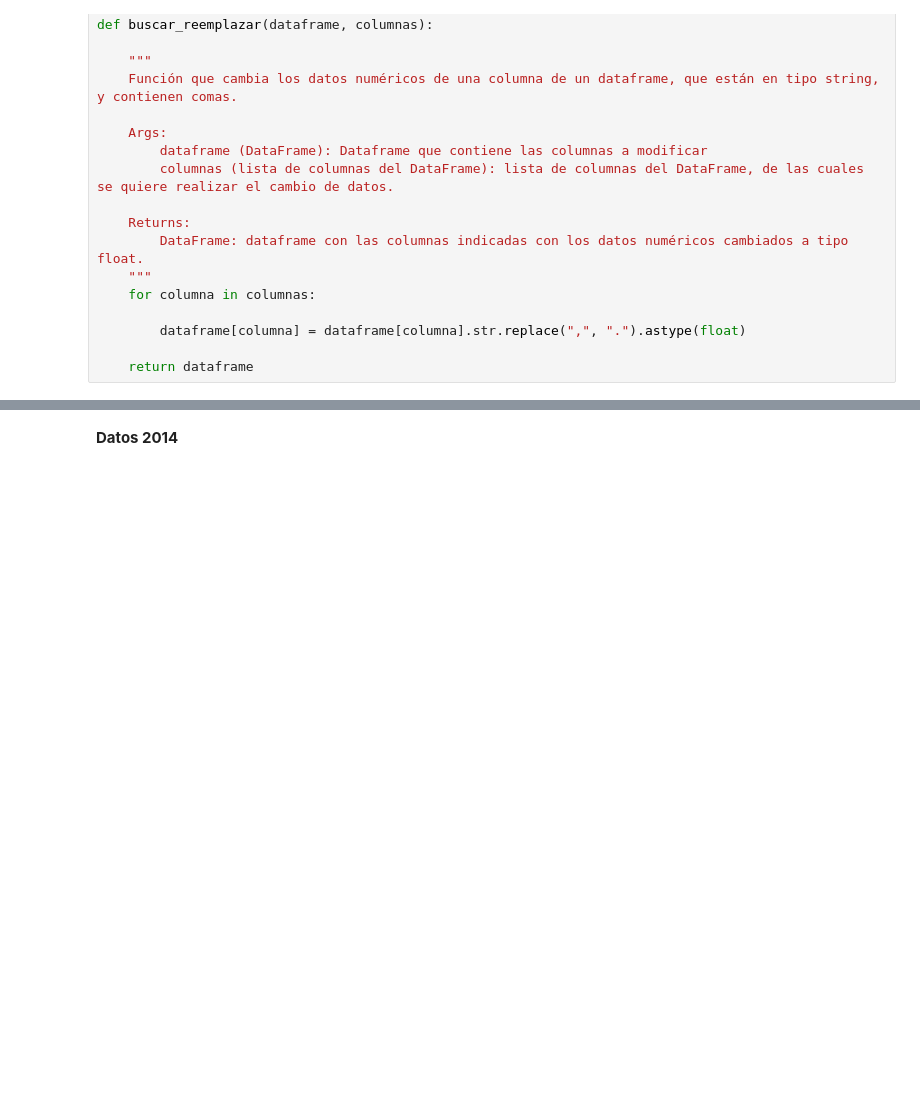
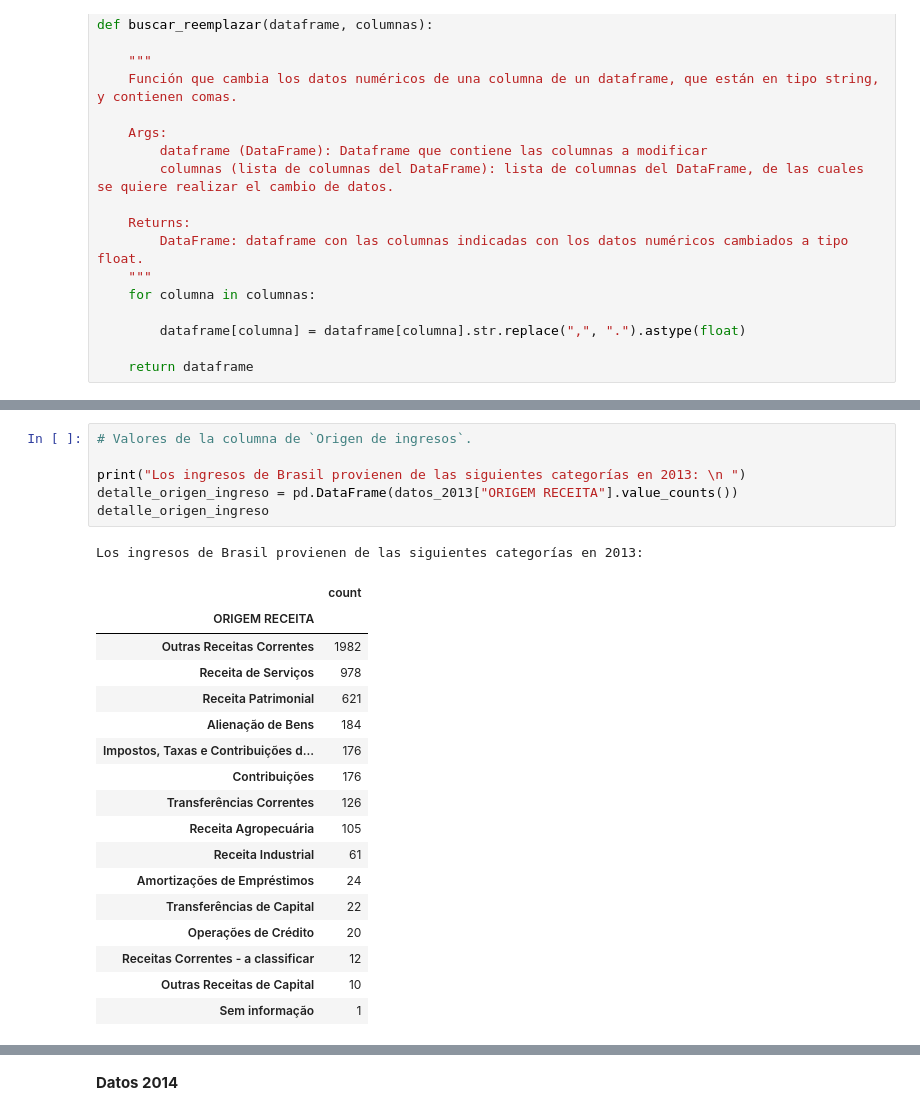
Before and after one commit to Gabijc/Proyecto2_Analisis_Ingresos_Brasil, a Jupyter notebook: EDA_datos_Brasil.ipynb, the cells around one changed output, grey strips where cells are left out. Cells and saved outputs as stored; diff of their text form; blank space fills up the shorter version.

```diff
--- a/EDA_datos_Brasil.ipynb
+++ b/EDA_datos_Brasil.ipynb
@@ -189,0 +315,25 @@ np.int64(0)
+# %%
+# Valores de la columna de `Origen de ingresos`.
+
+print("Los ingresos de Brasil provienen de las siguientes categorías en 2013: \n ")
+detalle_origen_ingreso = pd.DataFrame(datos_2013["ORIGEM RECEITA"].value_counts())
+detalle_origen_ingreso
+# %% [output]
+Los ingresos de Brasil provienen de las siguientes categorías en 2013:
+|  | count |
+| ORIGEM RECEITA |  |
+| Outras Receitas Correntes | 1982 |
+| Receita de Serviços | 978 |
+| Receita Patrimonial | 621 |
+| Alienação de Bens | 184 |
+| Impostos, Taxas e Contribuições d... | 176 |
+| Contribuições | 176 |
+| Transferências Correntes | 126 |
+| Receita Agropecuária | 105 |
+| Receita Industrial | 61 |
+| Amortizações de Empréstimos | 24 |
+| Transferências de Capital | 22 |
+| Operações de Crédito | 20 |
+| Receitas Correntes - a classificar | 12 |
+| Outras Receitas de Capital | 10 |
+| Sem informação | 1 |
```
Also changed, not shown: parts of 52 cells of this notebook, 3 other files.
